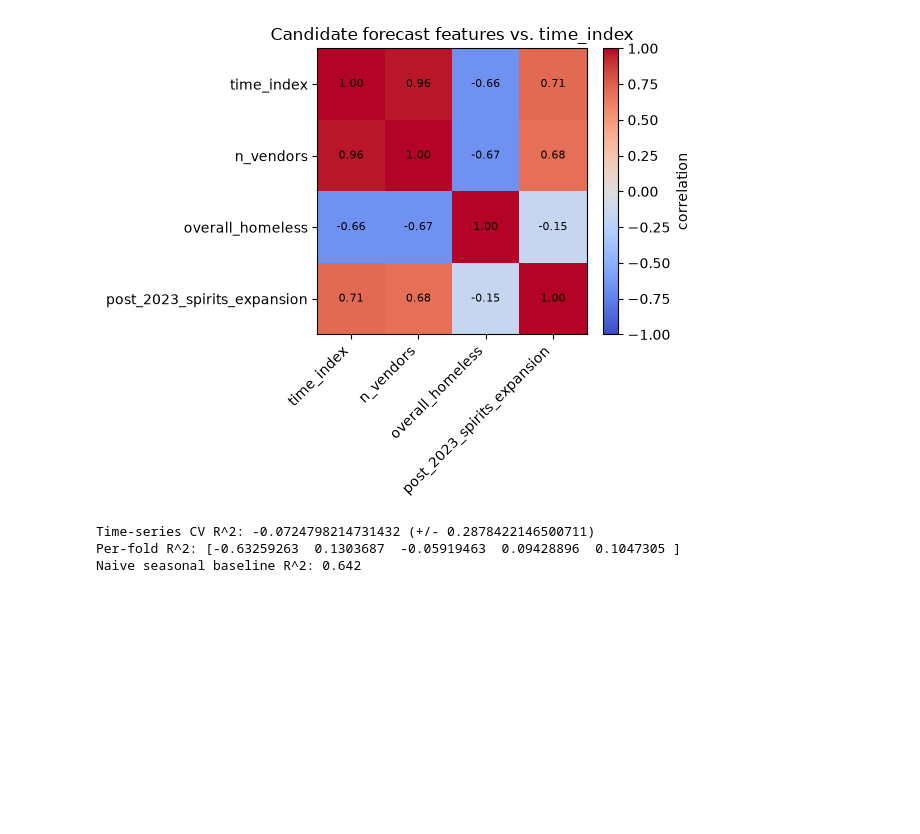
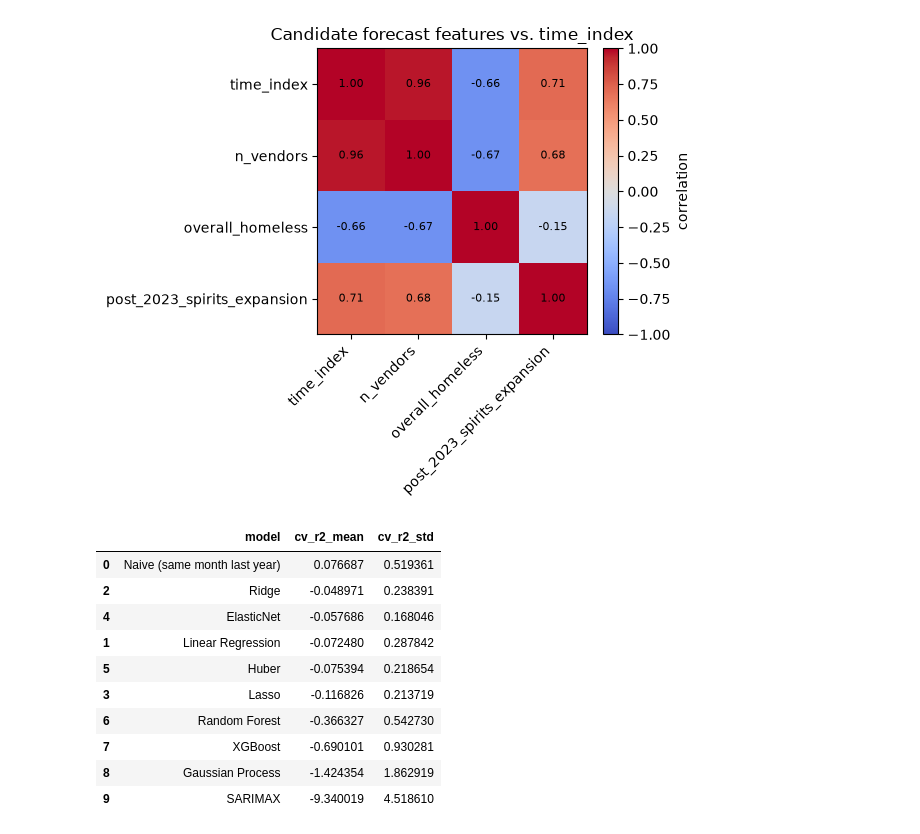
Before and after one commit to Madlenate/Iowa_Alcohol_sales_prediciton, a Jupyter notebook: Project_1_analysis.ipynb, the cells around one changed output. Drawn from its saved outputs; the diff is of its cells as text; code cells hidden in the pictures; blank space fills up the shorter version.

```diff
--- a/Project_1_analysis.ipynb
+++ b/Project_1_analysis.ipynb
@@ -1061,27 +1067,72 @@ forecast_candidates = {
 # %%
 tscv = TimeSeriesSplit(n_splits=5)
 cv_results = []
 
 forecast_cols = ["time_index", "residual_lag1", "n_stores_lag1", "price_lag1"]
 seasonal_cols = ["month_sin", "month_cos"]
 fc_data = statewide_full[forecast_cols + seasonal_cols + ["log_dollars_next"]].dropna()
 
 X_forecast = fc_data[forecast_cols + seasonal_cols]
 y_forecast = fc_data["log_dollars_next"]
 
+naive_pred_all = statewide_full["log_dollars"].shift(11)
+naive_pred_aligned = naive_pred_all.loc[fc_data.index]
+
+naive_fold_scores = []
+for train_idx, test_idx in tscv.split(X_forecast):
+    y_true = y_forecast.iloc[test_idx]
+    y_naive = naive_pred_aligned.iloc[test_idx]
+    mask = y_naive.notna()
+    if mask.any():
+        naive_fold_scores.append(r2_score(y_true[mask], y_naive[mask]))
+
+if naive_fold_scores:
+    cv_results.append(("Naive (same month last year)", np.mean(naive_fold_scores), np.std(naive_fold_scores)))
+
+
 
 for name, model in forecast_candidates.items():
     fold_scores = []
     for train_idx, test_idx in tscv.split(X_forecast):
         X_train, X_test = X_forecast.iloc[train_idx], X_forecast.iloc[test_idx]
         y_train, y_test = y_forecast.iloc[train_idx], y_forecast.iloc[test_idx]
         model.fit(X_train, y_train)
         fold_scores.append(r2_score(y_test, model.predict(X_test)))
-    cv_results.append((name, np.mean(fold_scores), np.std(fold_scores)))
+    cv_results.append((name, np.mean(fold_scores), np.std(fold_scores))) #this will go into the data frame later to allow us to crossvalidate
 
+# NOTE need to study this a little more because I am unfamiliar with this model. Want to understand how it works and how I i can utilize it in the future
+sarimax_fold_scores = []
 for train_idx, test_idx, in tscv.split(X_forecast):
-    y_train
+    y_train, y_test = y_forecast.iloc[train_idx], y_forecast[test_idx]
+    exog_train = X_forecast.iloc[train_idx][["n_stores_lag1", "price_lag1"]]
+    exog_test = X_forecast.iloc[test_idx][["n_stores_lag1", "price_lag1"]]
+    try:
+        sarimax_fit = SARIMAX(
+            y_train, exog=exog_train, order=(1, 0, 0), seasonal_order=(1, 0, 0, 12),
+            enforce_stationarity=False, enforce_invertibility=False
+        ).fit(disp=False)
+        preds = sarimax_fit.forecast(steps=len(test_idx), exog=exog_test)
+        sarimax_fold_scores.append(r2_score(y_test, preds))
+    except Exception as e:
+        print(f"SARIMAX fold skipped: {e}")
+
+if sarimax_fold_scores:
+    cv_results.append(("SARIMAX", np.mean(sarimax_fold_scores), np.std(sarimax_fold_scores)))
+
+cv_results_df = pd.DataFrame(
+    cv_results, columns=["model", "cv_r2_mean", "cv_r2_std"]
+).sort_values("cv_r2_mean", ascending=False)
+
+cv_results_df
 # %% [output]
-Time-series CV R^2: -0.0724798214731432 (+/- 0.2878422146500711)
-Per-fold R^2: [-0.63259263  0.1303687  -0.05919463  0.09428896  0.1047305 ]
-Naive seasonal baseline R^2: 0.642
+|  | model | cv_r2_mean | cv_r2_std |
+| 0 | Naive (same month last year) | 0.076687 | 0.519361 |
+| 2 | Ridge | -0.048971 | 0.238391 |
+| 4 | ElasticNet | -0.057686 | 0.168046 |
+| 1 | Linear Regression | -0.072480 | 0.287842 |
+| 5 | Huber | -0.075394 | 0.218654 |
+| 3 | Lasso | -0.116826 | 0.213719 |
+| 6 | Random Forest | -0.366327 | 0.542730 |
+| 7 | XGBoost | -0.690101 | 0.930281 |
+| 8 | Gaussian Process | -1.424354 | 1.862919 |
+| 9 | SARIMAX | -9.340019 | 4.518610 |
```
Also changed, not shown: parts of 13 cells of this notebook.
